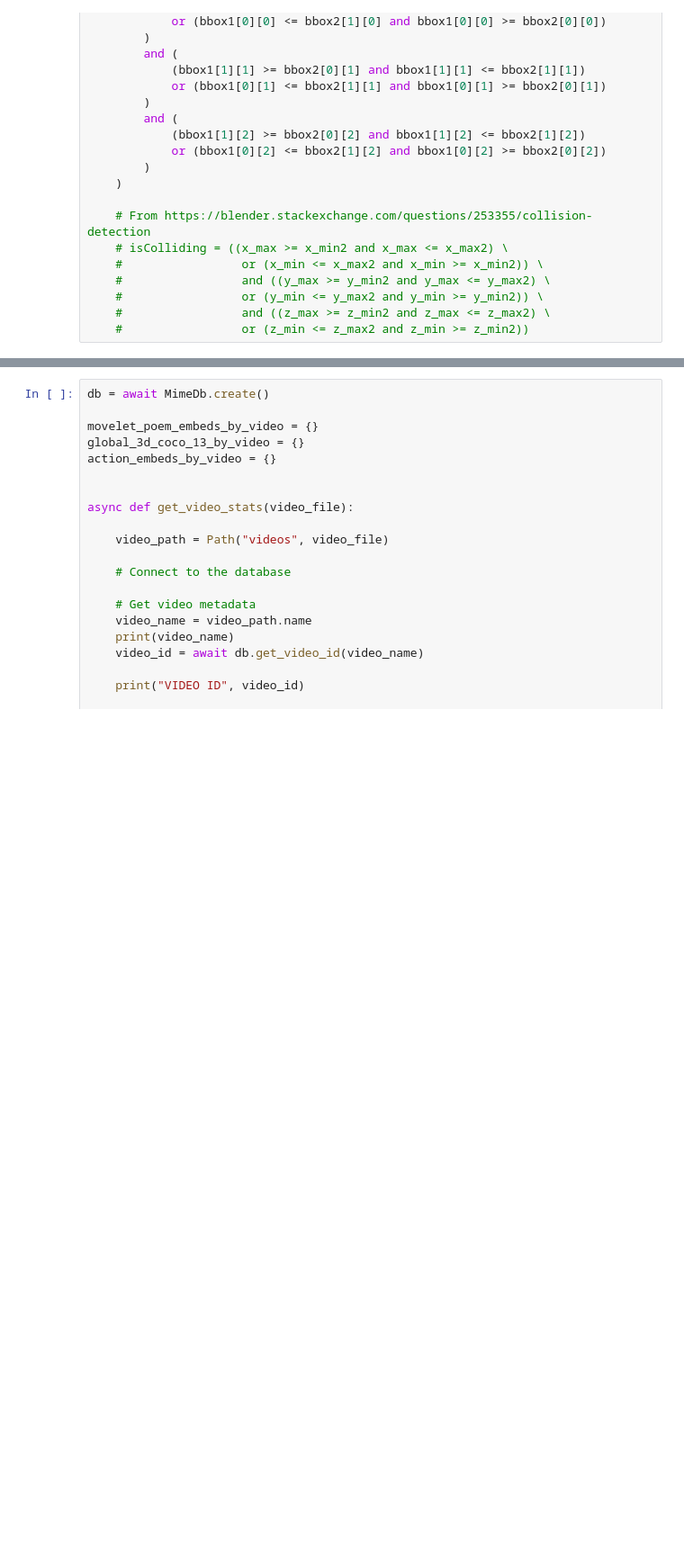
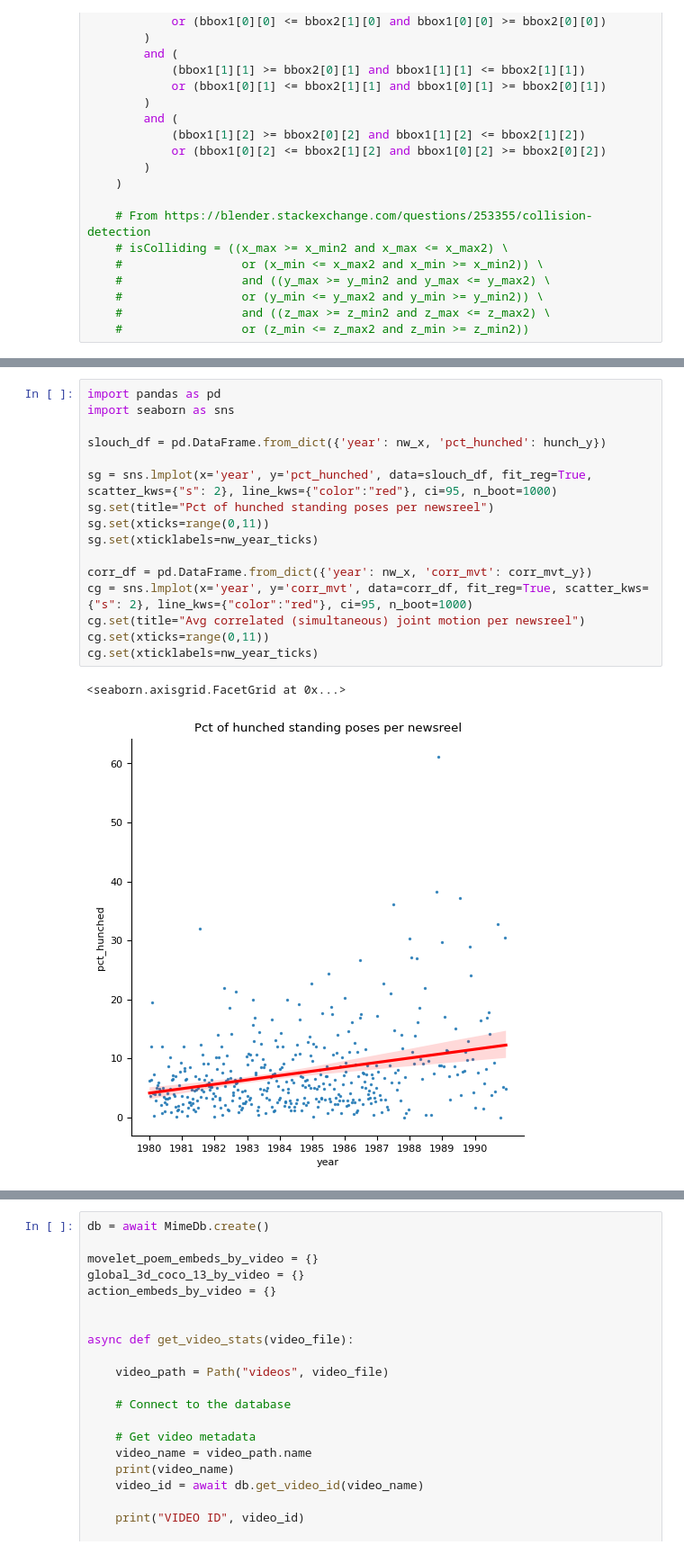
Before and after one commit to sul-cidr/mime, a Jupyter notebook: api/notebooks/pose_information_retrieval.ipynb, the cells around one changed output, grey strips where cells are left out. Shown at 90% size. Drawn from its saved outputs; the diff is of its cells as text; blank space fills up the shorter version.

```diff
--- a/api/notebooks/pose_information_retrieval.ipynb
+++ b/api/notebooks/pose_information_retrieval.ipynb
@@ -261,0 +446,19 @@ poses_df["coco13_angles3d"].head(5)
+# %%
+import pandas as pd
+import seaborn as sns
+
+slouch_df = pd.DataFrame.from_dict({'year': nw_x, 'pct_hunched': hunch_y})
+
+sg = sns.lmplot(x='year', y='pct_hunched', data=slouch_df, fit_reg=True, scatter_kws={"s": 2}, line_kws={"color":"red"}, ci=95, n_boot=1000)
+sg.set(title="Pct of hunched standing poses per newsreel")
+sg.set(xticks=range(0,11))
+sg.set(xticklabels=nw_year_ticks)
+
+corr_df = pd.DataFrame.from_dict({'year': nw_x, 'corr_mvt': corr_mvt_y})
+cg = sns.lmplot(x='year', y='corr_mvt', data=corr_df, fit_reg=True, scatter_kws={"s": 2}, line_kws={"color":"red"}, ci=95, n_boot=1000)
+cg.set(title="Avg correlated (simultaneous) joint motion per newsreel")
+cg.set(xticks=range(0,11))
+cg.set(xticklabels=nw_year_ticks)
+# %% [output]
+<seaborn.axisgrid.FacetGrid at 0x...>
+[figure, added]
```
Also changed, not shown: parts of 11 cells of this notebook.
